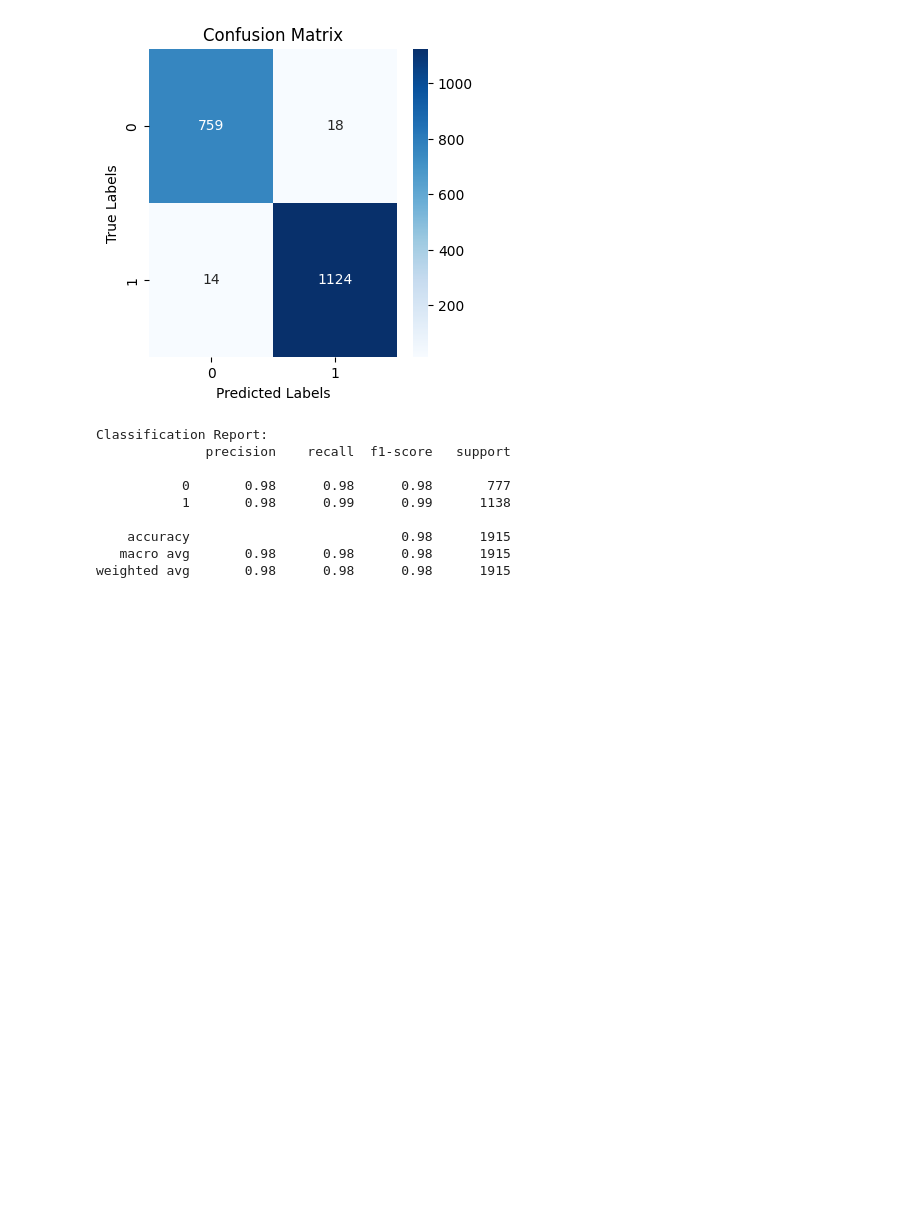
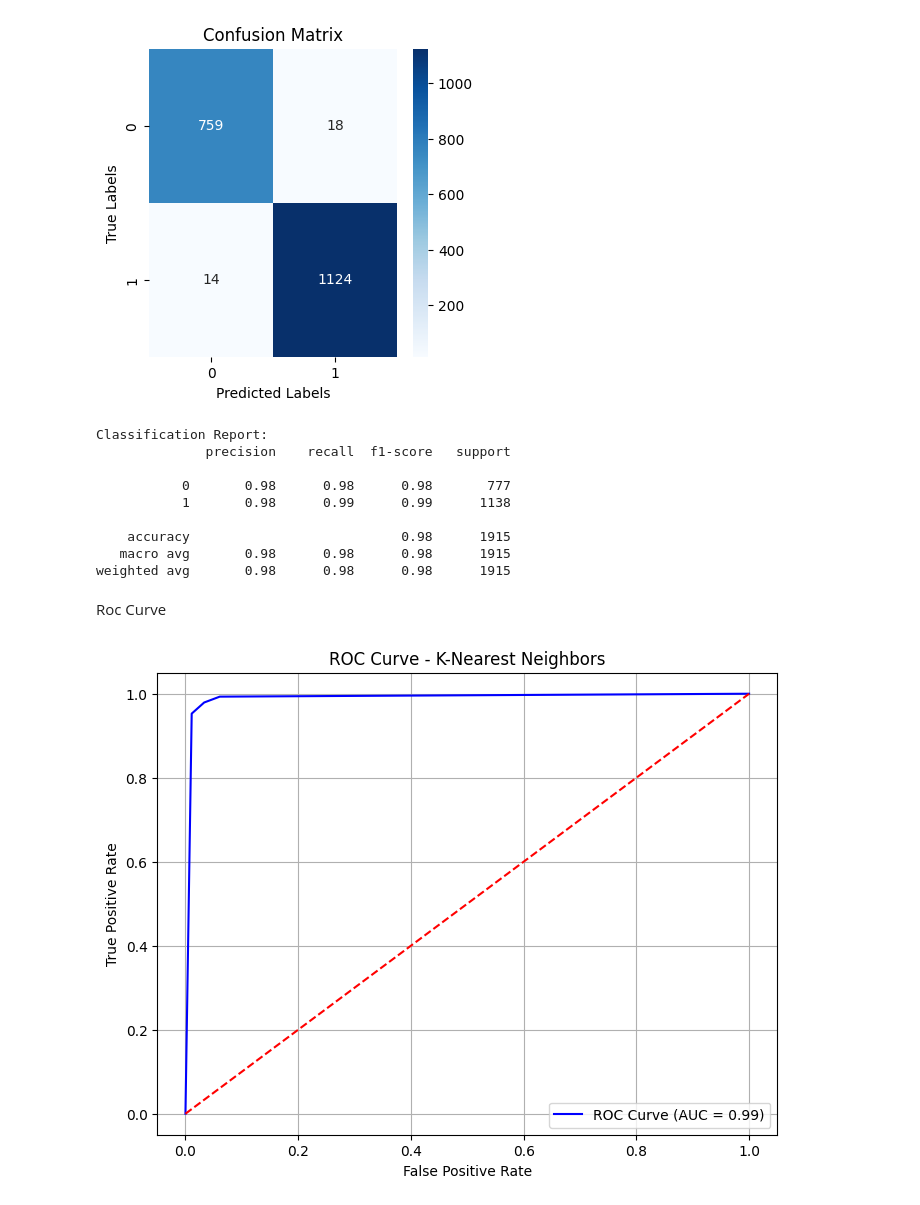
Before and after one commit to SanukaJayasinghe/DSGP-Group28, a Jupyter notebook: SitUp_DEMINI_GIT/Train and test new.ipynb, the cells around one changed output. Cells and saved outputs as stored; diff of their text form; code cells hidden in the pictures; blank space fills up the shorter version.

```diff
--- a/SitUp_DEMINI_GIT/Train and test new.ipynb
+++ b/SitUp_DEMINI_GIT/Train and test new.ipynb
@@ -454,3 +497,37 @@ Classification Report:
     accuracy                           0.98      1915
    macro avg       0.98      0.98      0.98      1915
 weighted avg       0.98      0.98      0.98      1915
+# %% [markdown]
+Roc Curve
+# %%
+import matplotlib.pyplot as plt
+from sklearn.metrics import roc_curve, roc_auc_score
+from sklearn.neighbors import KNeighborsClassifier
+
+# Initialize the KNN classifier
+knn = KNeighborsClassifier(n_neighbors=3)
+
+# Train the KNN model
+knn.fit(X_train, y_train)
+
+# Get predicted probabilities for the positive class
+y_pred_proba_knn = knn.predict_proba(X_test)[:, 1]
+
+# Calculate ROC curve
+fpr_knn, tpr_knn, thresholds_knn = roc_curve(y_test, y_pred_proba_knn)
+
+# Calculate AUC score
+auc_score_knn = roc_auc_score(y_test, y_pred_proba_knn)
+
+# Plot ROC curve
+plt.figure(figsize=(8, 6))
+plt.plot(fpr_knn, tpr_knn, color='blue', label=f'ROC Curve (AUC = {auc_score_knn:.2f})')
+plt.plot([0, 1], [0, 1], color='red', linestyle='--')
+plt.xlabel('False Positive Rate')
+plt.ylabel('True Positive Rate')
+plt.title('ROC Curve - K-Nearest Neighbors')
+plt.legend(loc='lower right')
+plt.grid(True)
+plt.show()
+# %% [output]
+[figure, added]
```
Also changed, not shown: parts of 2 cells of this notebook, 5 other files.
